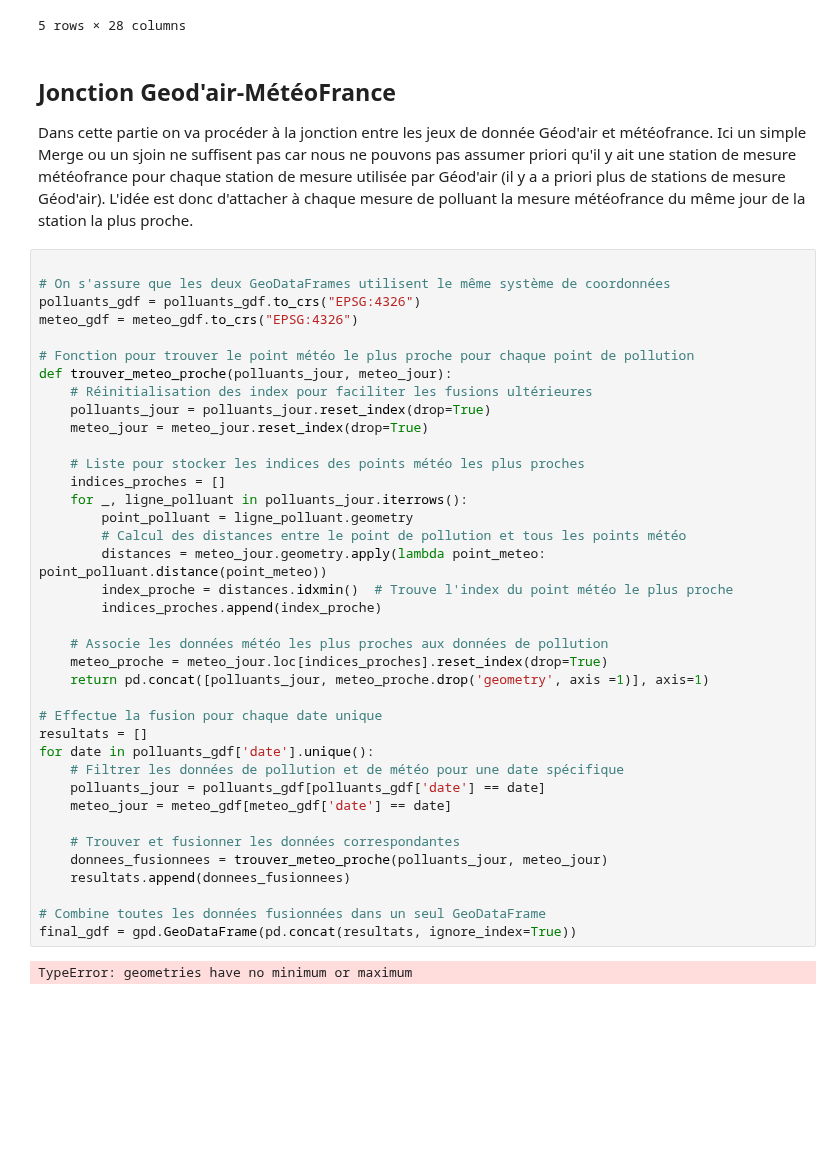
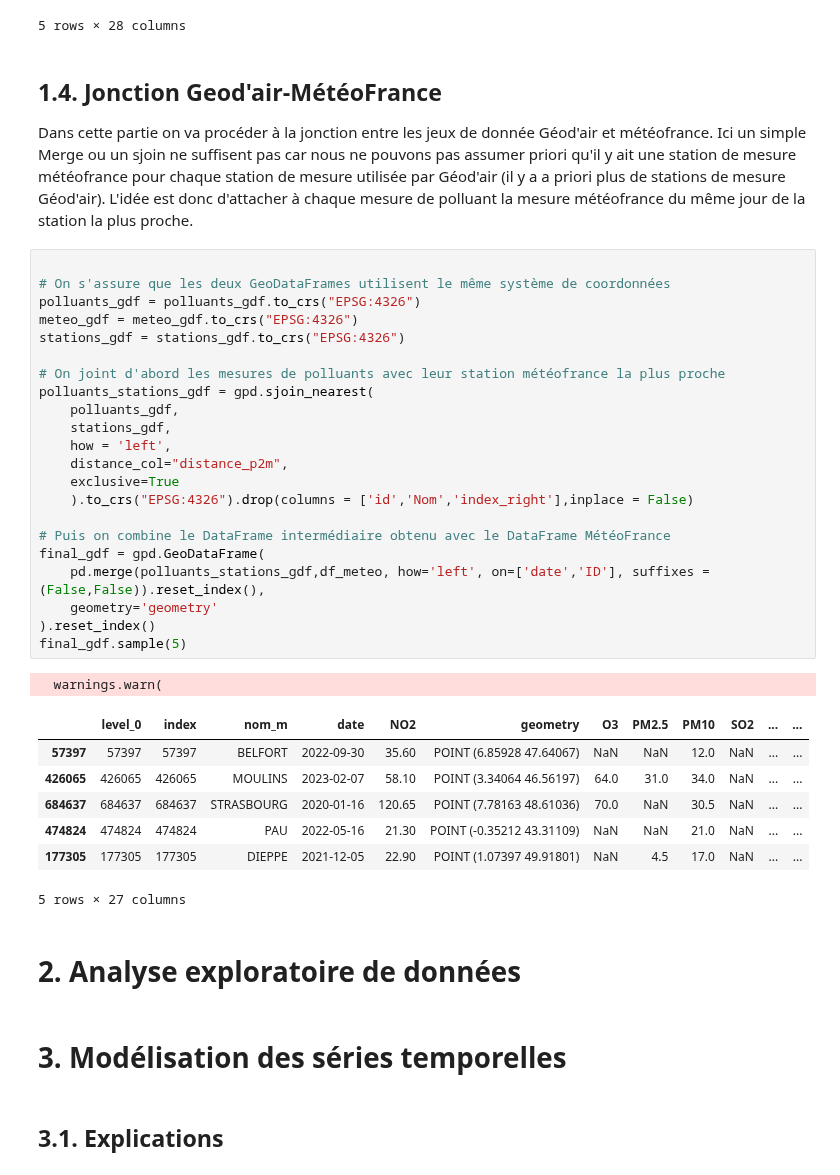
Before and after one commit to Antoine-Merienne/Projet-data-science-Mornand-Merienne, a Jupyter notebook: analyse_pollution_air.ipynb, the cells around one changed output. Saved outputs shown, nothing was run; the diff lists cells and outputs as text; blank space fills up the shorter version.

Commit message:
Ajout de la partie 'modélisation' st

```diff
--- a/analyse_pollution_air.ipynb
+++ b/analyse_pollution_air.ipynb
@@ -376,46 +382,43 @@ ademe_gdf.sample(5)
 | 31529 | 64083 | AUTEVIELLE-SAINT-MARTIN-BIDEREN | 381.989653 | NaN | NaN | 178.210365 | ... |
 5 rows × 28 columns
 # %% [markdown]
-## Jonction Geod'air-MétéoFrance
+## 1.4. Jonction Geod'air-MétéoFrance
 
 Dans cette partie on va procéder à la jonction entre les jeux de donnée Géod'air et météofrance. Ici un simple Merge ou un sjoin ne suffisent pas car nous ne pouvons pas assumer priori qu'il y ait une station de mesure météofrance pour chaque station de mesure utilisée par Géod'air (il y a a priori plus de stations de mesure Géod'air). L'idée est donc d'attacher à chaque mesure de polluant la mesure météofrance du même jour de la station la plus proche.
-# %%
-
-# On s'assure que les deux GeoDataFrames utilisent le même système de coordonnées
-polluants_gdf = polluants_gdf.to_crs("EPSG:4326")
-meteo_gdf = meteo_gdf.to_crs("EPSG:4326")
-
-# Fonction pour trouver le point météo le plus proche pour chaque point de pollution
-def trouver_meteo_proche(polluants_jour, meteo_jour):
-    # Réinitialisation des index pour faciliter les fusions ultérieures
-    polluants_jour = polluants_jour.reset_index(drop=True)
-    meteo_jour = meteo_jour.reset_index(drop=True)
-
-    # Liste pour stocker les indices des points météo les plus proches
-    indices_proches = []
-    for _, ligne_polluant in polluants_jour.iterrows():
-        point_polluant = ligne_polluant.geometry
-        # Calcul des distances entre le point de pollution et tous les points météo
-        distances = meteo_jour.geometry.apply(lambda point_meteo: point_polluant.distance(point_meteo))
-        index_proche = distances.idxmin()  # Trouve l'index du point météo le plus proche
-        indices_proches.append(index_proche)
-
-    # Associe les données météo les plus proches aux données de pollution
-    meteo_proche = meteo_jour.loc[indices_proches].reset_index(drop=True)
-    return pd.concat([polluants_jour, meteo_proche.drop('geometry', axis =1)], axis=1)
-
-# Effectue la fusion pour chaque date unique
-resultats = []
-for date in polluants_gdf['date'].unique():
-    # Filtrer les données de pollution et de météo pour une date spécifique
-    polluants_jour = polluants_gdf[polluants_gdf['date'] == date]
-    meteo_jour = meteo_gdf[meteo_gdf['date'] == date]
-
-    # Trouver et fusionner les données correspondantes
-    donnees_fusionnees = trouver_meteo_proche(polluants_jour, meteo_jour)
-    resultats.append(donnees_fusionnees)
-
-# Combine toutes les données fusionnées dans un seul GeoDataFrame
-final_gdf = gpd.GeoDataFrame(pd.concat(resultats, ignore_index=True))
-# %% [output]
-TypeError: geometries have no minimum or maximum
+# %%
+
+# On s'assure que les deux GeoDataFrames utilisent le même système de coordonnées
+polluants_gdf = polluants_gdf.to_crs("EPSG:4326")
+meteo_gdf = meteo_gdf.to_crs("EPSG:4326")
+stations_gdf = stations_gdf.to_crs("EPSG:4326")
+
+# On joint d'abord les mesures de polluants avec leur station météofrance la plus proche
+polluants_stations_gdf = gpd.sjoin_nearest(
+    polluants_gdf,
+    stations_gdf,
+    how = 'left',
+    distance_col="distance_p2m",
+    exclusive=True
+    ).to_crs("EPSG:4326").drop(columns = ['id','Nom','index_right'],inplace = False)
+
+# Puis on combine le DataFrame intermédiaire obtenu avec le DataFrame MétéoFrance
+final_gdf = gpd.GeoDataFrame(
+    pd.merge(polluants_stations_gdf,df_meteo, how='left', on=['date','ID'], suffixes = (False,False)).reset_index(),
+    geometry='geometry'
+).reset_index()
+final_gdf.sample(5)
+# %% [output]
+  warnings.warn(
+|  | level_0 | index | nom_m | date | NO2 | geometry | O3 | PM2.5 | PM10 | SO2 | ... | ... |
+| 57397 | 57397 | 57397 | BELFORT | 2022-09-30 | 35.60 | POINT (6.85928 47.64067) | NaN | NaN | 12.0 | NaN | ... | ... |
+| 426065 | 426065 | 426065 | MOULINS | 2023-02-07 | 58.10 | POINT (3.34064 46.56197) | 64.0 | 31.0 | 34.0 | NaN | ... | ... |
+| 684637 | 684637 | 684637 | STRASBOURG | 2020-01-16 | 120.65 | POINT (7.78163 48.61036) | 70.0 | NaN | 30.5 | NaN | ... | ... |
+| 474824 | 474824 | 474824 | PAU | 2022-05-16 | 21.30 | POINT (-0.35212 43.31109) | NaN | NaN | 21.0 | NaN | ... | ... |
+| 177305 | 177305 | 177305 | DIEPPE | 2021-12-05 | 22.90 | POINT (1.07397 49.91801) | NaN | 4.5 | 17.0 | NaN | ... | ... |
+5 rows × 27 columns
+# %% [markdown]
+# 2. Analyse exploratoire de données
+# %% [markdown]
+# 3. Modélisation des séries temporelles
+# %% [markdown]
+## 3.1. Explications
```
Also changed, not shown: parts of 16 cells of this notebook.
